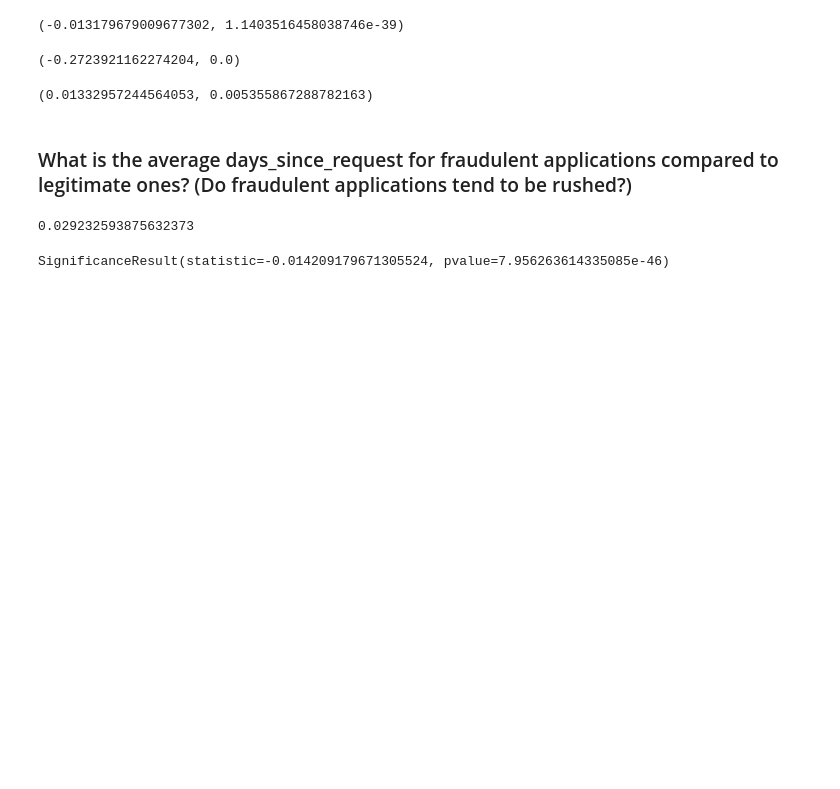
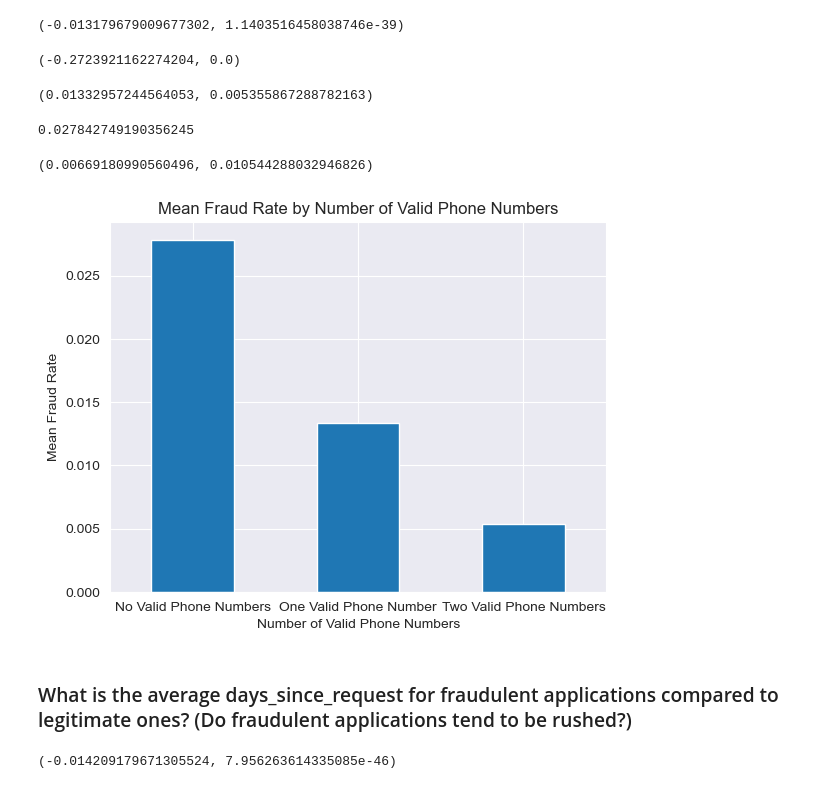
Before and after one commit to De3pBlu3/BigBoiEpic, a Jupyter notebook: Jack_descriptive.ipynb, the cells around one changed output. Cells and saved outputs as stored; diff of their text form; code cells hidden in the pictures; blank space fills up the shorter version.

```diff
--- a/Jack_descriptive.ipynb
+++ b/Jack_descriptive.ipynb
@@ -480,6 +497,30 @@ two_phones = data[data['phone_home_valid'] + data['phone_mobile_valid'] == 2]['f
 one_phone, two_phones
 # %% [output]
 (0.01332957244564053, 0.005355867288782163)
+# %%
+# get the rate of fraud for users with no valid phone numbers
+no_phones = data[data['phone_home_valid'] + data['phone_mobile_valid'] == 0]['fraud_bool'].mean()
+no_phones
+# %% [output]
+0.027842749190356245
+# %%
+# get the rate of fraud for if phone_home_valid and if phone_mobile_valid is true
+phone_home = data[data['phone_home_valid'] == 1]['fraud_bool'].mean()
+phone_mobile = data[data['phone_mobile_valid'] == 1]['fraud_bool'].mean()
+phone_home, phone_mobile
+# %% [output]
+(0.00669180990560496, 0.010544288032946826)
+# %%
+# graph the rate of fraud for users with one valid phone number and two valid phone numbers and no valid phone numbers
+fraud_rates = data.groupby(data['phone_home_valid'] + data['phone_mobile_valid']).mean()['fraud_bool']
+fraud_rates.plot(kind='bar')
+plt.ylabel('Mean Fraud Rate')
+plt.xlabel('Number of Valid Phone Numbers')
+plt.title('Mean Fraud Rate by Number of Valid Phone Numbers')
+plt.xticks([0, 1, 2], ['No Valid Phone Numbers', 'One Valid Phone Number', 'Two Valid Phone Numbers'], rotation=0)
+plt.show()
+# %% [output]
+[figure, added]
 # %% [markdown]
 ### What is the average days_since_request for fraudulent applications compared to legitimate ones? (Do fraudulent applications tend to be rushed?)
 # %%
@@ -488,10 +529,13 @@ fraud_cases = data[data['fraud_bool'] == 1]
 non_fraud_cases = data[data['fraud_bool'] == 0]
 
 diff = fraud_cases['days_since_request'].mean() - non_fraud_cases['days_since_request'].mean()
-diff
-# %% [output]
-0.029232593875632373
 # %%
-spearmanr(data['days_since_request'], data['fraud_bool'])
+correlation, p_value = spearmanr(data['days_since_request'], data['fraud_bool'])
-# %% [output]
-SignificanceResult(statistic=-0.014209179671305524, pvalue=7.956263614335085e-46)
+# %%
+correlation, p_value
+#(-0.014209179671305524, 7.956263614335085e-46)
+# very low p-value, so we can reject the null hypothesis that there is no correlation between days since request and fraud
+# the correlation is -0.014, so there is a very weak negative correlation between days since request and fraud
+# negative correlation means that as days since request increases, fraud decreases
+# %% [output]
+(-0.014209179671305524, 7.956263614335085e-46)
```
Also changed, not shown: parts of 20 cells of this notebook.
